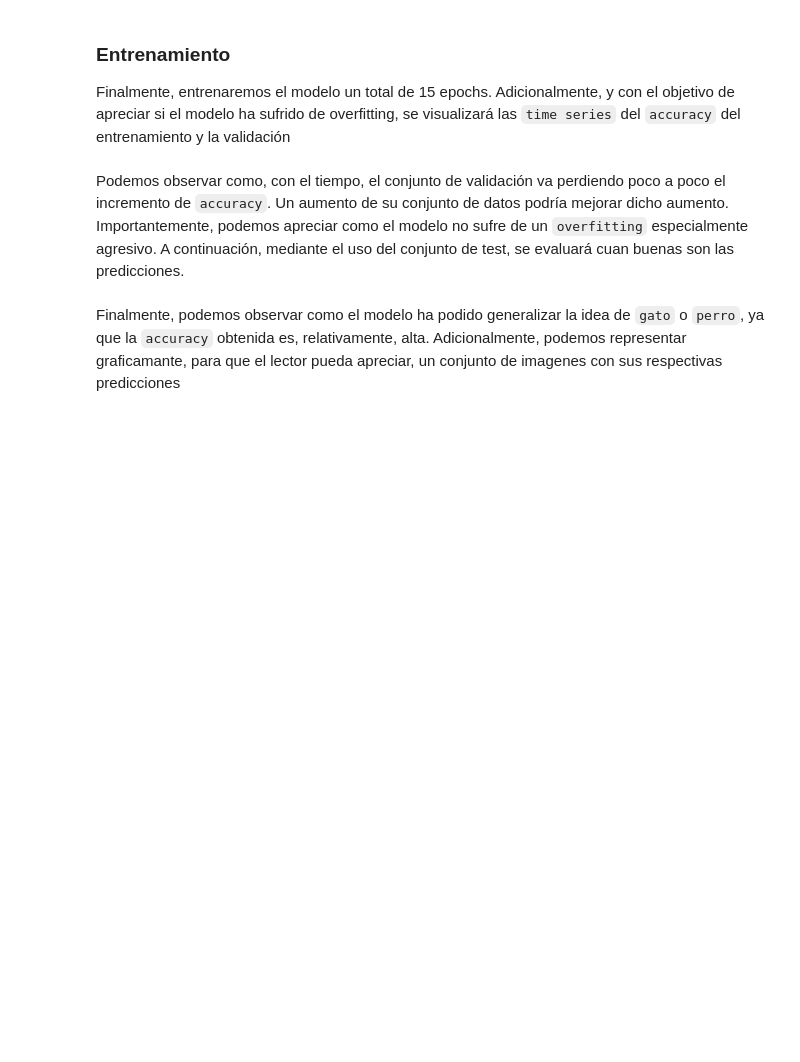
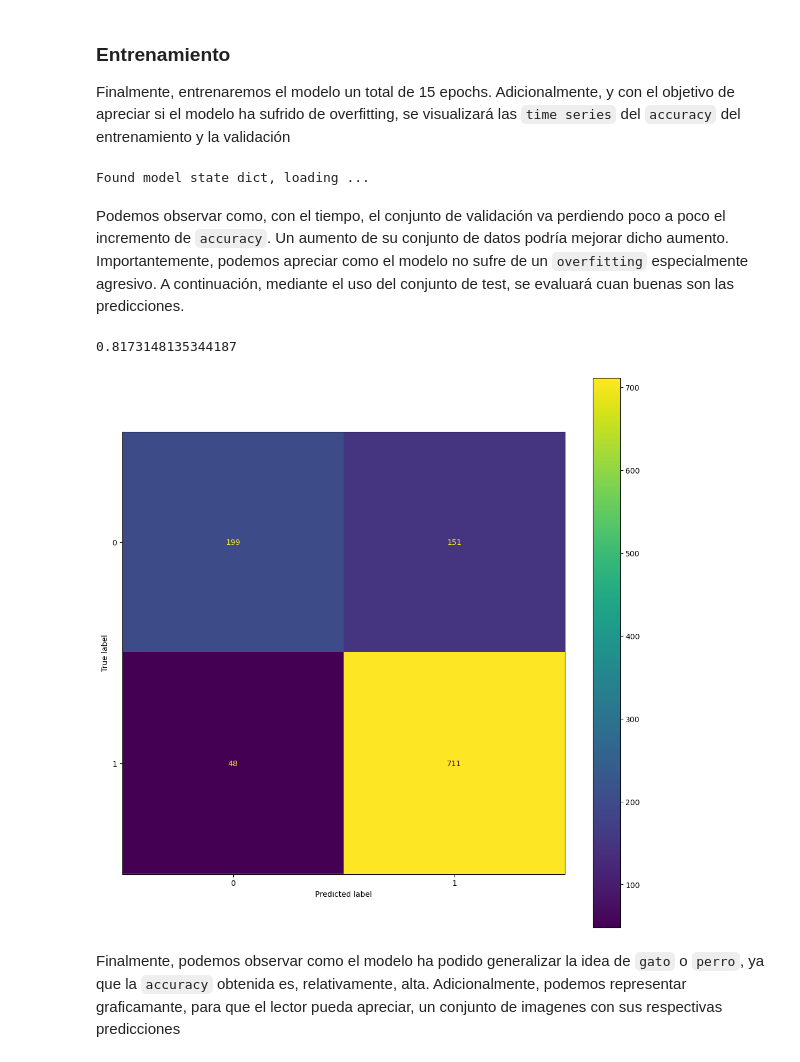
Before and after one commit to Zygmut/AA_Practica2, a Jupyter notebook: src/assesment_2.ipynb, the cells around one changed output. Saved outputs shown, nothing was run; the diff lists cells and outputs as text; code cells hidden in the pictures; blank space fills up the shorter version.

```diff
--- a/src/assesment_2.ipynb
+++ b/src/assesment_2.ipynb
@@ -73,8 +73,7 @@ CONFIG = {
     "IMAGE_SIZE": (128, 128),
     "DATA_PATH": path.join(path.abspath(path.pardir), "data", "images"),
     "SEED": 27,
-    "MODEL": {"EPOCH": 15, "LEARNING_RATE": 0.00001},
-    "DEBUG": True,
+    "MODEL": {"EPOCH": 15, "LEARNING_RATE": 0.00001}
 }
 
 random.seed(CONFIG.get("SEED"))
@@ -171,8 +191,6 @@ amount_of_cats = abs(sub(*labels["species"].value_counts().values))
 records = []
 
 for i in range(amount_of_cats):
-    if CONFIG.get("DEBUG"):
-        continue
 
     random_manipulations = random.sample(
         manipulations,
@@ -248,8 +268,5 @@ def calculate_mean_std(paths: list[str]) -> tuple[int, int]:
     return mean.tolist(), std.tolist()
 
 
-if CONFIG.get("DEBUG"):
-    norm_data = [[0.485, 0.456, 0.406], [0.229, 0.224, 0.225]]
-else:
-    norm_data = calculate_mean_std(labels_cat_dogs["image_name"])
-norm_data
+norm_data = calculate_mean_std(labels_cat_dogs["image_name"])
+print(norm_data)
@@ -408,22 +430,42 @@ else:
     )
 
     train_val_plot(train_acc, valid_acc)
+# %% [output]
+Found model state dict, loading ...
 # %% [markdown]
 Podemos observar como, con el tiempo, el conjunto de validación va perdiendo poco a poco el incremento de `accuracy`. Un aumento de su conjunto de datos podría mejorar dicho aumento. Importantemente, podemos apreciar como el modelo no sufre de un `overfitting` especialmente agresivo. A continuación, mediante el uso del conjunto de test, se evaluará cuan buenas son las predicciones.
 # %%
 def test(model, test_loader, device):
+    predictions = []
+    real_labels = []
+
     overall_acc = 0
     for image, label in test_loader:
         image, label = [data.to(device) for data in (image, label)]
 
-        test_output = model(image)
-        acc = float((test_output.argmax(dim=1) == label).float().mean())
+        test_output = model(image).argmax(dim=1)
+        predictions.extend(list(map(int, test_output)))
+        real_labels.extend(list(map(int, label)))
+        acc = float((test_output == label).float().mean())
         overall_acc += acc / len(test_dl)
 
-    return overall_acc
+
+    print(overall_acc)
+
+    cm = confusion_matrix(real_labels, predictions)
+
+    disp = ConfusionMatrixDisplay(confusion_matrix=cm)
+
+    _, ax = plt.subplots(figsize=(13, 13))
+    disp.plot(ax=ax)
+    plt.show()
+
 
 
 test(model, test_dl, CONFIG.get("DEVICE"))
+# %% [output]
+0.8173148135344187
+[figure, added]
 # %% [markdown]
 Finalmente, podemos observar como el modelo ha podido generalizar la idea de `gato` o `perro`, ya que la `accuracy` obtenida es, relativamente, alta. Adicionalmente, podemos representar graficamante, para que el lector pueda apreciar, un conjunto de imagenes con sus respectivas predicciones
 # %%
```
Also changed, not shown: parts of 20 cells of this notebook.
